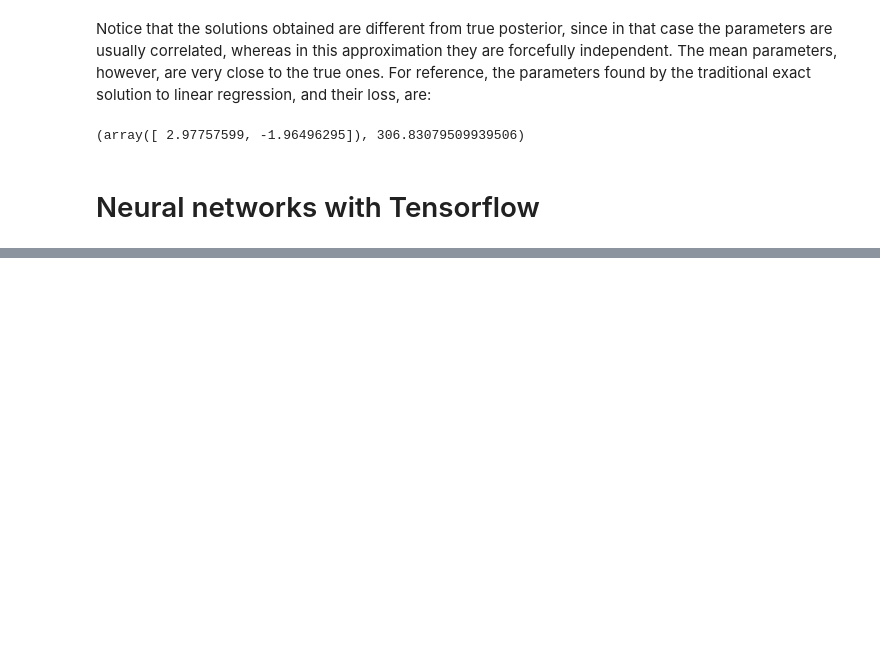
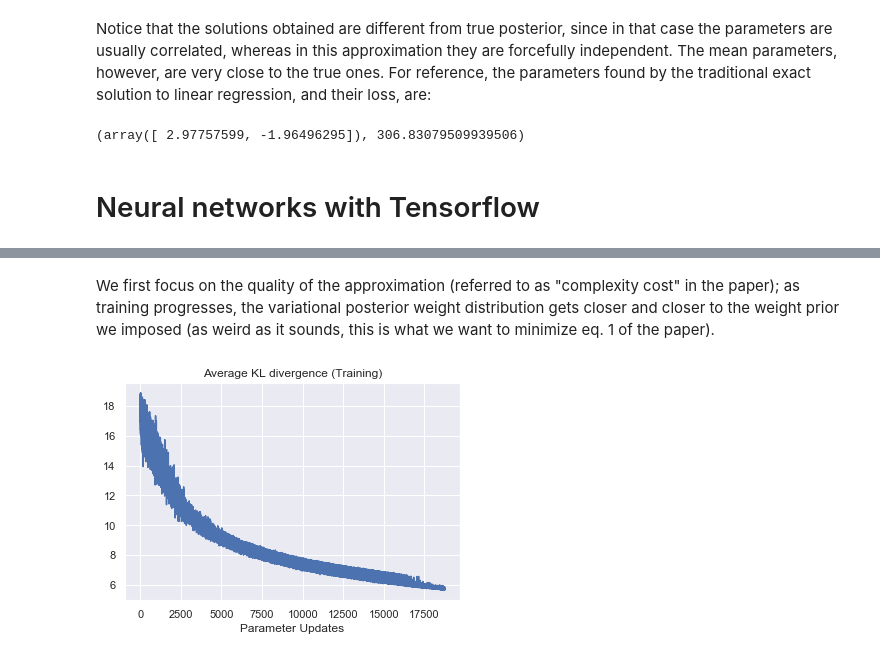
Before and after one commit to e-dorigatti/gaussian_processes, a Jupyter notebook: bayes_by_backprop.ipynb, the cells around one changed output, grey strips where cells are left out. Cells and saved outputs as stored; diff of their text form; code cells hidden in the pictures; blank space fills up the shorter version.

Commit message:
using right prior, correctly computing rho gradient, visualizing training progress

```diff
--- a/bayes_by_backprop.ipynb
+++ b/bayes_by_backprop.ipynb
@@ -705,0 +706,27 @@ Epoch 600 - Val. Acc.: 0.9325 - Val. Loss: 0.1219 (logQ: -1.0148 | logP -1.0170
+# %%
+with tf.Session() as sess:
+    bbnn = BayesByBackpropNeuralNetwork(
+        sess, layer_sizes=[28 * 28, 1200, 10],
+        weights_prior_1=1e-1,
+        weights_prior_2=1e-7,
+        weights_prior_pi=0.5
+    ).build()
+
+    sess.run([
+        tf.global_variables_initializer(),
+        tf.local_variables_initializer(),
+    ])
+
+    try:
+        bbnn.train(
+            x_train, y_train,
+            bsize=32,
+            epochs=10,
+            validation_data=(x_test, y_test)
+        )
+    except KeyboardInterrupt:
+        print('\nInterrupted.')
+    finally:
+        # save something even in case of troubles
+        # since the tensorflow session will be closed
+        params = bbnn.dump_weights()
@@ -705,0 +746,3 @@ Epoch 600 - Val. Acc.: 0.9325 - Val. Loss: 0.1219 (logQ: -1.0148 | logP -1.0170
+# %%
+trainlog = bbnn.get_training_log()
+trainlog.head()
@@ -705,0 +756,8 @@ Epoch 600 - Val. Acc.: 0.9325 - Val. Loss: 0.1219 (logQ: -1.0148 | logP -1.0170
+# %% [markdown]
+We first focus on the quality of the approximation (referred to as "complexity cost" in the paper); as training progresses, the variational posterior weight distribution gets closer and closer to the weight prior we imposed (as weird as it sounds, this is what we want to minimize eq. 1 of the paper).
+# %%
+trainlog.kl.plot(title='Average KL divergence (Training)')
+plt.xlabel('Parameter Updates')
+plt.show()
+# %% [output]
+[figure, added]
```
Also changed, not shown: parts of 16 cells of this notebook.
